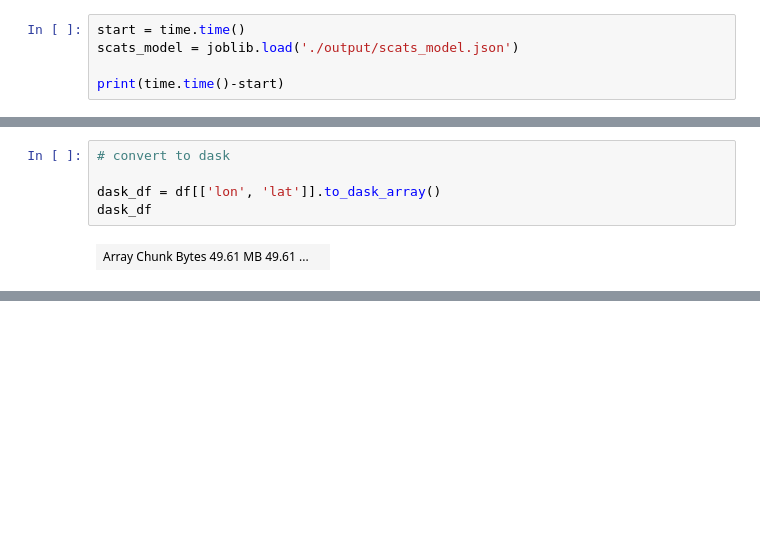
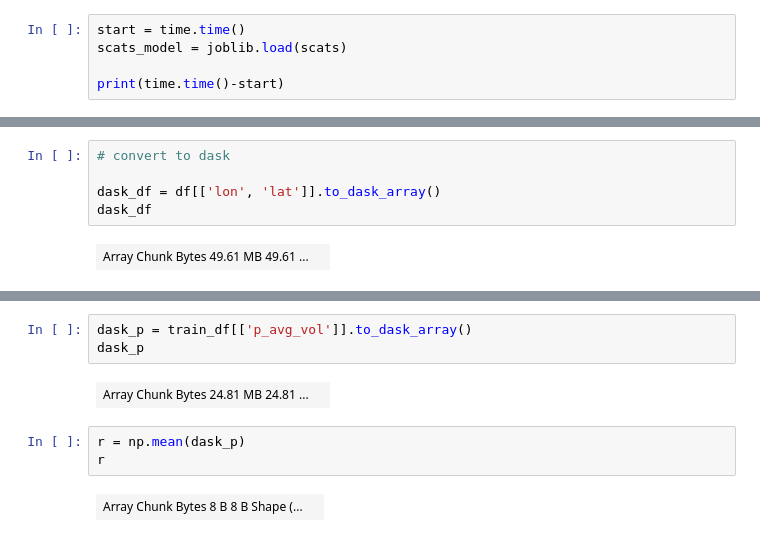
Before and after one commit to Drakodav/backend_d-dub, a Jupyter notebook: ml/processing/scats_test_import.ipynb, the cells around one changed output, grey strips where cells are left out. Drawn from its saved outputs; the diff is of its cells as text; blank space fills up the shorter version.

```diff
--- a/ml/processing/scats_test_import.ipynb
+++ b/ml/processing/scats_test_import.ipynb
@@ -13,6 +16,6 @@ csv = os.path.join(dir, 'output', 'gtfsr_combined_csv.csv')
 # %%
 start = time.time()
-scats_model = joblib.load('./output/scats_model.json')
+scats_model = joblib.load(scats)
 
 print(time.time()-start)
 # %% [output]
@@ -130,0 +161,10 @@ extract_scats_from_gtfsr(df[:5])
+# %%
+dask_p = train_df[['p_avg_vol']].to_dask_array()
+dask_p
+# %% [output]
+| Array Chunk Bytes 24.81 MB 24.81 ... |  |
+# %%
+r = np.mean(dask_p)
+r
+# %% [output]
+| Array Chunk Bytes 8 B 8 B Shape (... |  |
```
Also changed, not shown: parts of 9 cells of this notebook, 5 other files.
